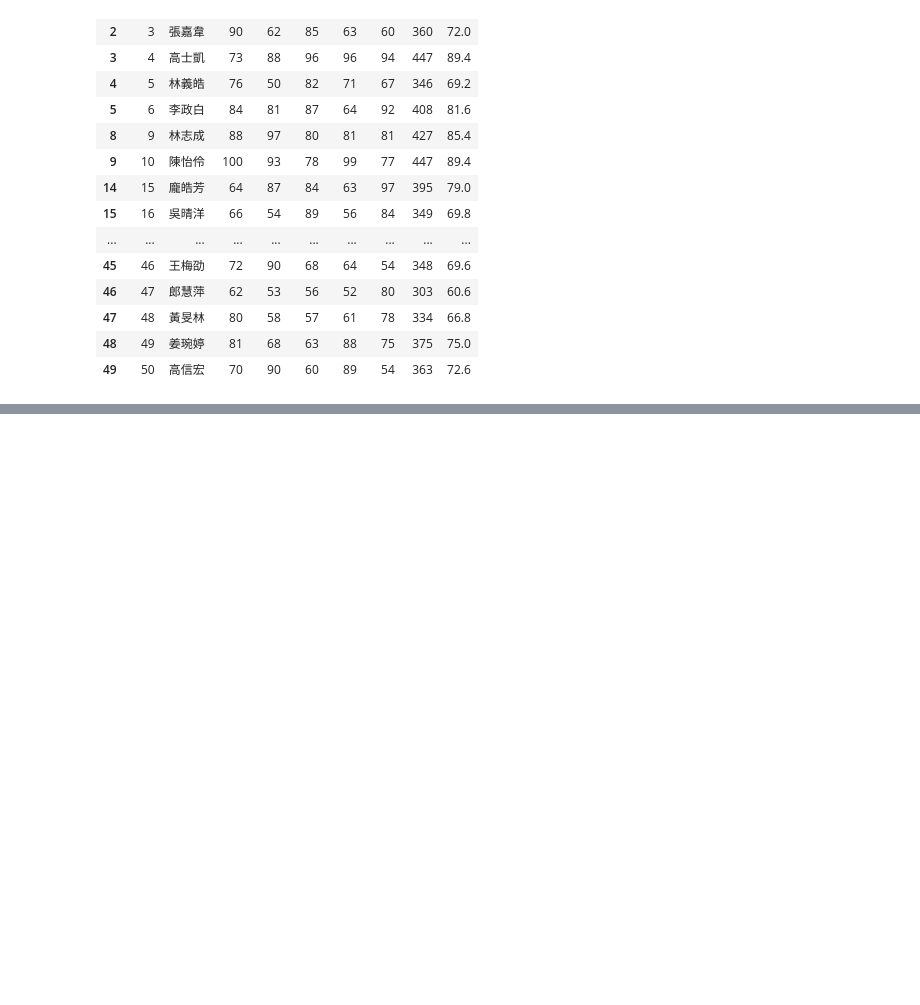
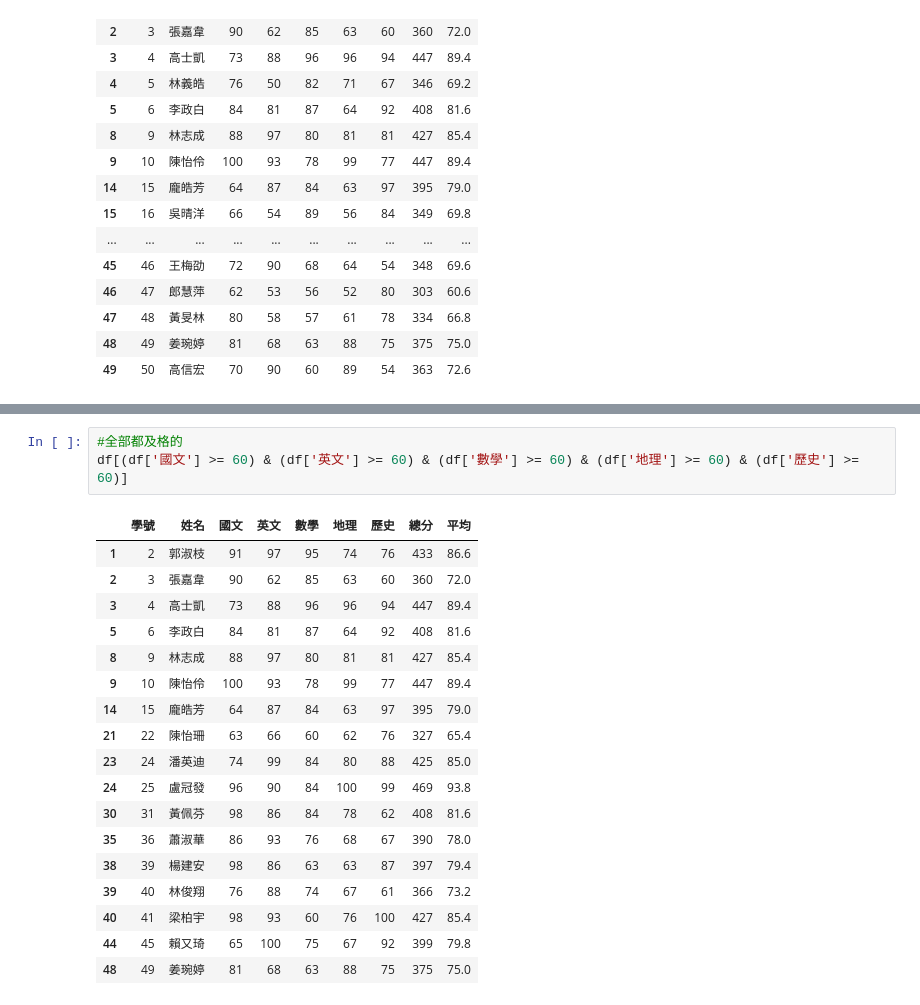
Before and after one commit to tedchien/2023_07_25_2, a Jupyter notebook: lesson17_6.ipynb, the cells around one changed output, grey strips where cells are left out. Cells and saved outputs as stored; diff of their text form; blank space fills up the shorter version.

```diff
--- a/lesson17_6.ipynb
+++ b/lesson17_6.ipynb
@@ -50,0 +101,22 @@ df[df['國文'] >= 60]
+# %%
+#全部都及格的
+df[(df['國文'] >= 60) & (df['英文'] >= 60) & (df['數學'] >= 60) & (df['地理'] >= 60) & (df['歷史'] >= 60)]
+# %% [output]
+|  | 學號 | 姓名 | 國文 | 英文 | 數學 | 地理 | 歷史 | 總分 | 平均 |
+| 1 | 2 | 郭淑枝 | 91 | 97 | 95 | 74 | 76 | 433 | 86.6 |
+| 2 | 3 | 張嘉韋 | 90 | 62 | 85 | 63 | 60 | 360 | 72.0 |
+| 3 | 4 | 高士凱 | 73 | 88 | 96 | 96 | 94 | 447 | 89.4 |
+| 5 | 6 | 李政白 | 84 | 81 | 87 | 64 | 92 | 408 | 81.6 |
+| 8 | 9 | 林志成 | 88 | 97 | 80 | 81 | 81 | 427 | 85.4 |
+| 9 | 10 | 陳怡伶 | 100 | 93 | 78 | 99 | 77 | 447 | 89.4 |
+| 14 | 15 | 龐皓芳 | 64 | 87 | 84 | 63 | 97 | 395 | 79.0 |
+| 21 | 22 | 陳怡珊 | 63 | 66 | 60 | 62 | 76 | 327 | 65.4 |
+| 23 | 24 | 潘英迪 | 74 | 99 | 84 | 80 | 88 | 425 | 85.0 |
+| 24 | 25 | 盧冠發 | 96 | 90 | 84 | 100 | 99 | 469 | 93.8 |
+| 30 | 31 | 黃佩芬 | 98 | 86 | 84 | 78 | 62 | 408 | 81.6 |
+| 35 | 36 | 蕭淑華 | 86 | 93 | 76 | 68 | 67 | 390 | 78.0 |
+| 38 | 39 | 楊建安 | 98 | 86 | 63 | 63 | 87 | 397 | 79.4 |
+| 39 | 40 | 林俊翔 | 76 | 88 | 74 | 67 | 61 | 366 | 73.2 |
+| 40 | 41 | 梁柏宇 | 98 | 93 | 60 | 76 | 100 | 427 | 85.4 |
+| 44 | 45 | 賴又琦 | 65 | 100 | 75 | 67 | 92 | 399 | 79.8 |
+| 48 | 49 | 姜琬婷 | 81 | 68 | 63 | 88 | 75 | 375 | 75.0 |
```
Also changed, not shown: parts of 3 cells of this notebook.
